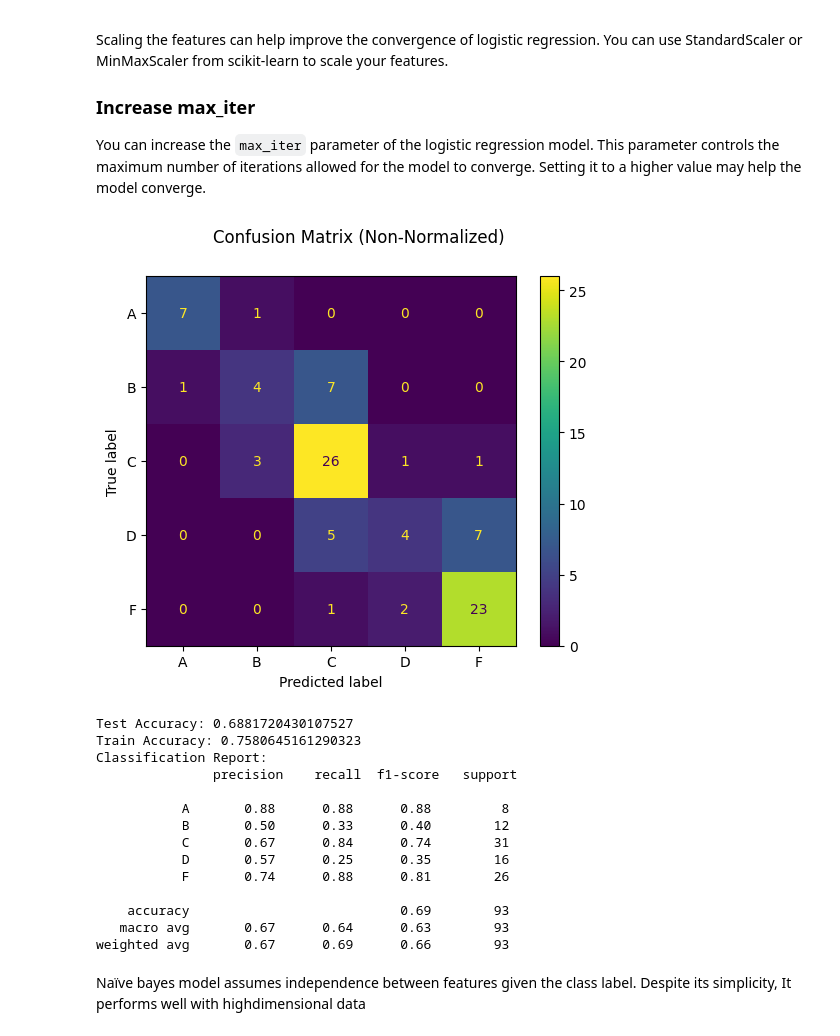
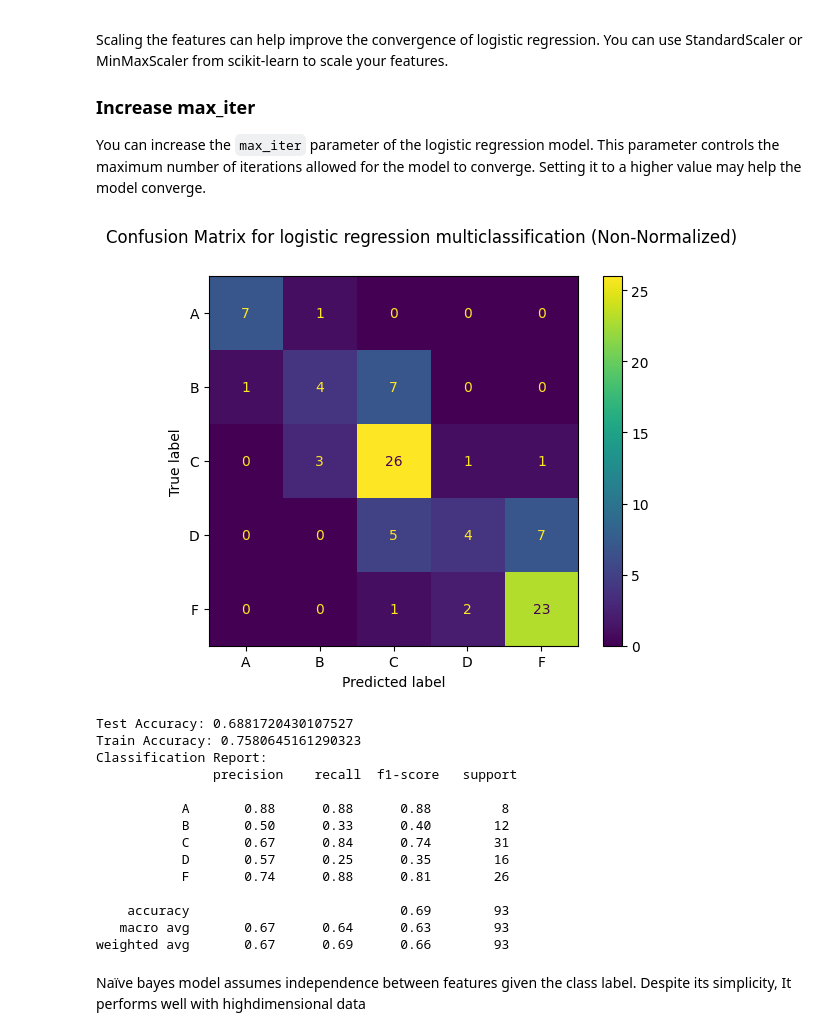
Before and after one commit to mohammed-alaa40123/Exploring-Factors-Influencing-Student-Success, a Jupyter notebook: classification.ipynb, the cells around one changed output. Drawn from its saved outputs; the diff is of its cells as text; code cells hidden in the pictures.

```diff
--- a/classification.ipynb
+++ b/classification.ipynb
@@ -82,32 +82,32 @@ You can increase the `max_iter` parameter of the logistic regression model. This
 # %%
 def Logistic_Regression_Classification(X_train, X_test, y_train, y_test):
     scaler = StandardScaler()
     X_train_scaled = scaler.fit_transform(X_train)
     X_test_scaled = scaler.transform(X_test)
 
     model = LogisticRegression(max_iter=1000)
     model.fit(X_train_scaled, y_train)
 
     y_pred_test = model.predict(X_test_scaled)
     y_pred_train = model.predict(X_train_scaled)
 
     test_accuracy = accuracy_score(y_test, y_pred_test)
     train_accuracy = accuracy_score(y_train, y_pred_train)
     report = classification_report(y_test, y_pred_test)
 
     disp = ConfusionMatrixDisplay.from_estimator(model, X_test_scaled, y_test)
-    disp.figure_.suptitle("Confusion Matrix (Non-Normalized)")
+    disp.figure_.suptitle("Confusion Matrix for logistic regression multiclassification (Non-Normalized)")
     plt.show()
 
     return report, test_accuracy, train_accuracy
 
 X_train, X_test, y_train, y_test = train_test_split(X, y, test_size=0.2, random_state=42)
 report, test_accuracy, train_accuracy = Logistic_Regression_Classification(X_train, X_test, y_train, y_test)
 print("Test Accuracy:", test_accuracy)
 print("Train Accuracy:", train_accuracy)
 print("Classification Report: \n", report)
 # %% [output]
-[figure, old version]
+[figure, new version]
 Test Accuracy: 0.6881720430107527
 Train Accuracy: 0.7580645161290323
 Classification Report:
```
Also changed, not shown: parts of 1 cell of this notebook, 1 other file.
